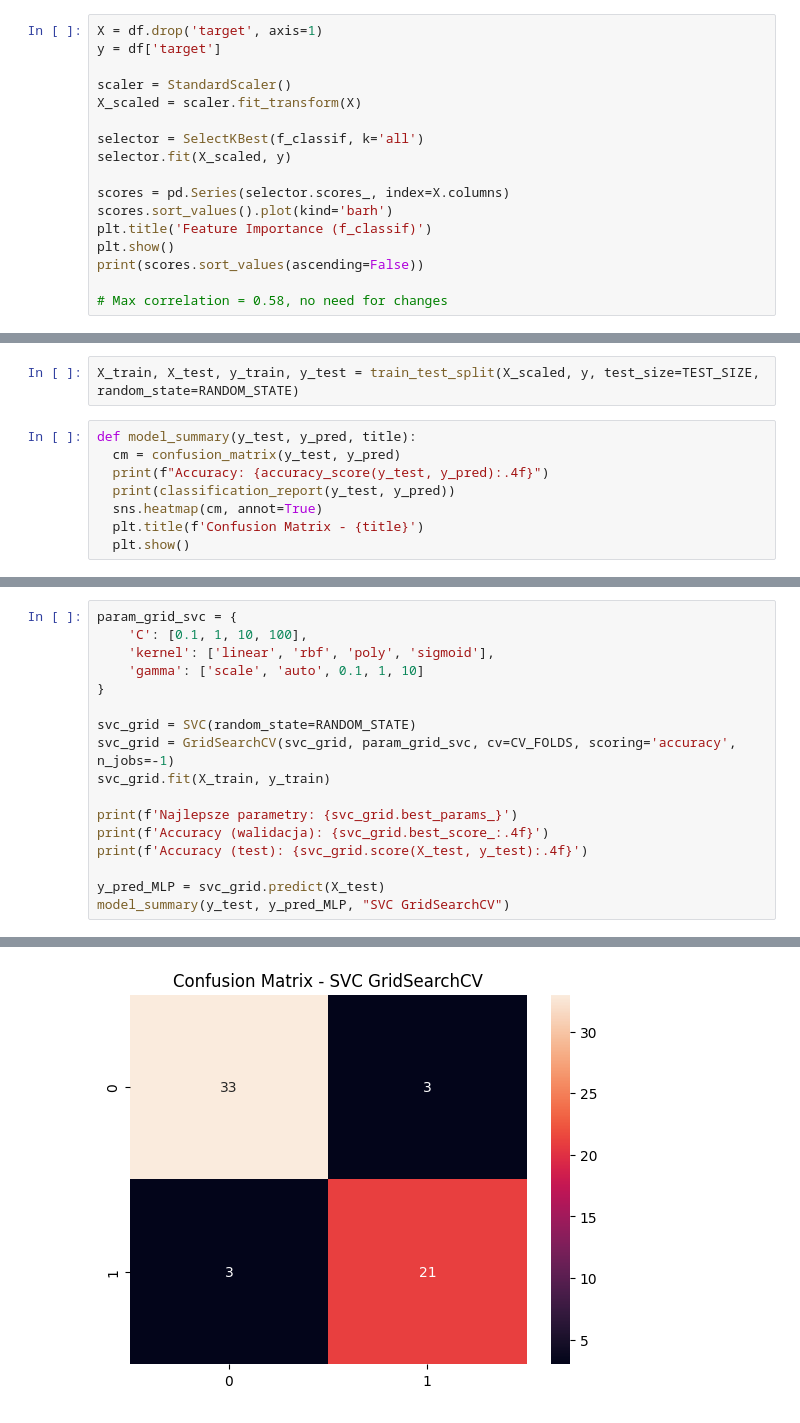
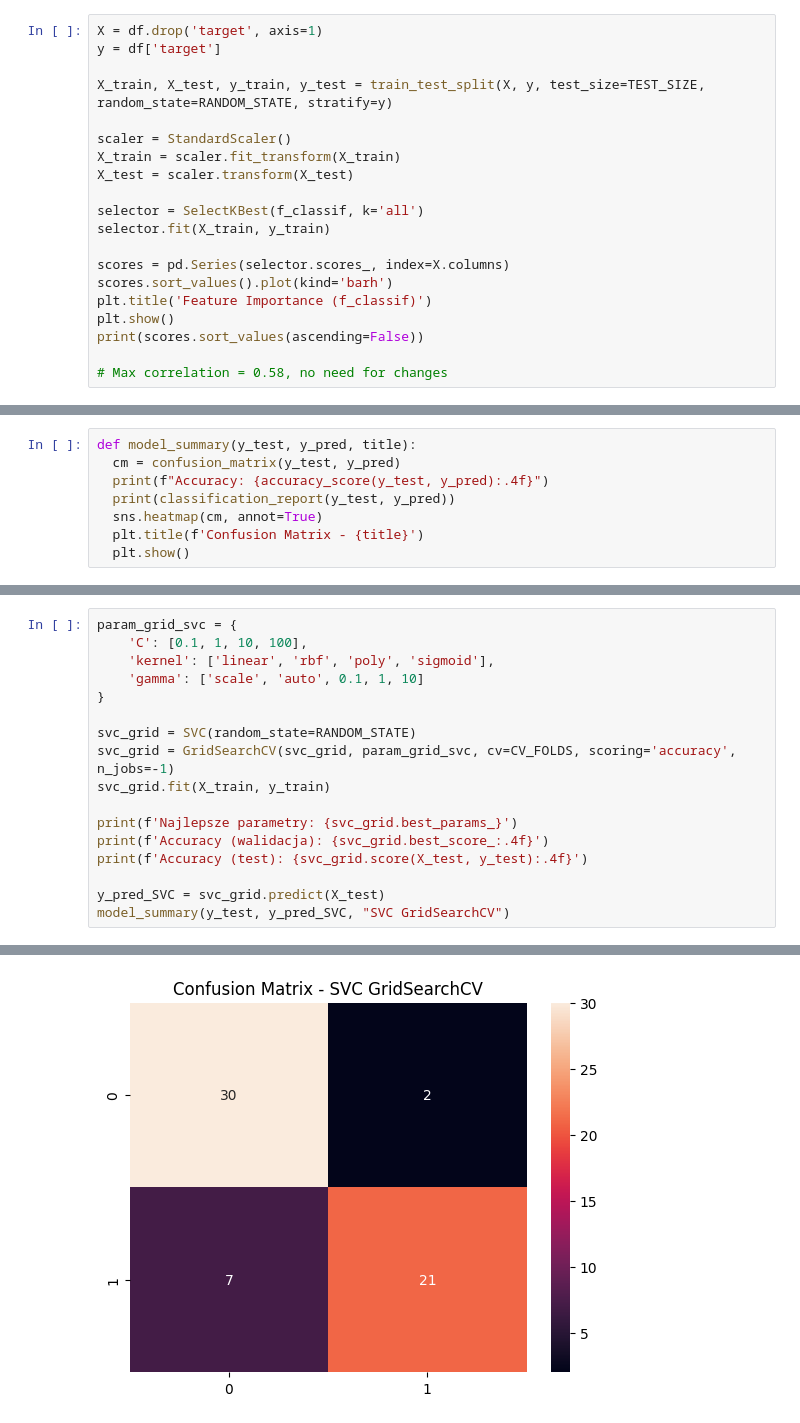
Before and after one commit to PogchampMuffin3/heart-disease-classification, a Jupyter notebook: heart_disease_classification.ipynb, the cells around one changed output, grey strips where cells are left out. Cells and saved outputs as stored; diff of their text form.

Commit message:
fix: data leak in scaler, add stratify

```diff
--- a/heart_disease_classification.ipynb
+++ b/heart_disease_classification.ipynb
@@ -104,11 +104,14 @@ dtype: int64
 X = df.drop('target', axis=1)
 y = df['target']
 
+X_train, X_test, y_train, y_test = train_test_split(X, y, test_size=TEST_SIZE, random_state=RANDOM_STATE, stratify=y)
+
 scaler = StandardScaler()
-X_scaled = scaler.fit_transform(X)
+X_train = scaler.fit_transform(X_train)
+X_test = scaler.transform(X_test)
 
 selector = SelectKBest(f_classif, k='all')
-selector.fit(X_scaled, y)
+selector.fit(X_train, y_train)
 
 scores = pd.Series(selector.scores_, index=X.columns)
 scores.sort_values().plot(kind='barh')
@@ -135,6 +138,4 @@ fbs           0.002959
 dtype: float64
-# %%
-X_train, X_test, y_train, y_test = train_test_split(X_scaled, y, test_size=TEST_SIZE, random_state=RANDOM_STATE)
 # %%
 def model_summary(y_test, y_pred, title):
   cm = confusion_matrix(y_test, y_pred)
@@ -226,6 +227,6 @@ print(f'Najlepsze parametry: {svc_grid.best_params_}')
 print(f'Accuracy (walidacja): {svc_grid.best_score_:.4f}')
 print(f'Accuracy (test): {svc_grid.score(X_test, y_test):.4f}')
 
-y_pred_MLP = svc_grid.predict(X_test)
-model_summary(y_test, y_pred_MLP, "SVC GridSearchCV")
+y_pred_SVC = svc_grid.predict(X_test)
+model_summary(y_test, y_pred_SVC, "SVC GridSearchCV")
 # %% [output]
@@ -244 +245 @@ weighted avg       0.90      0.90      0.90        60
-[figure, old version]
+[figure, new version]
```
Also changed, not shown: parts of 5 cells of this notebook.
